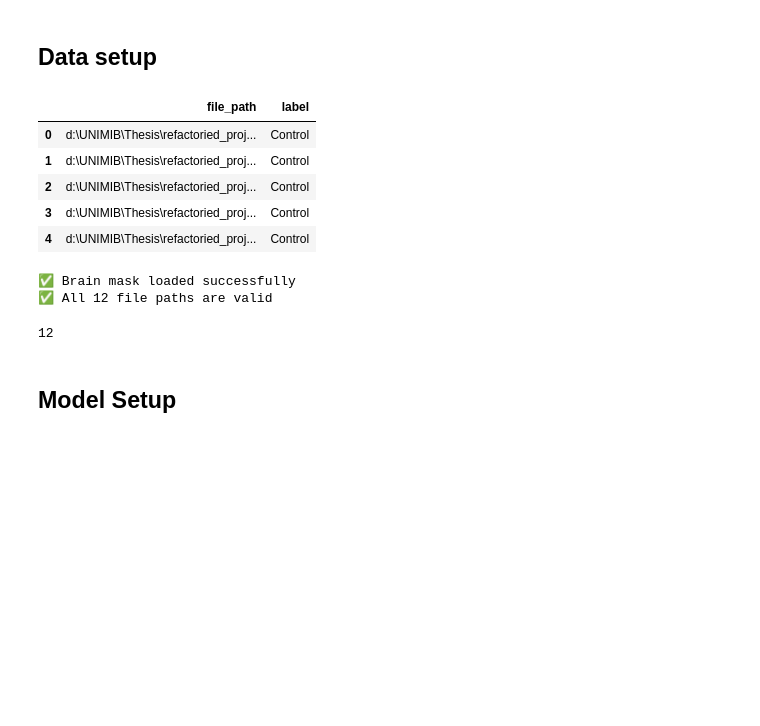
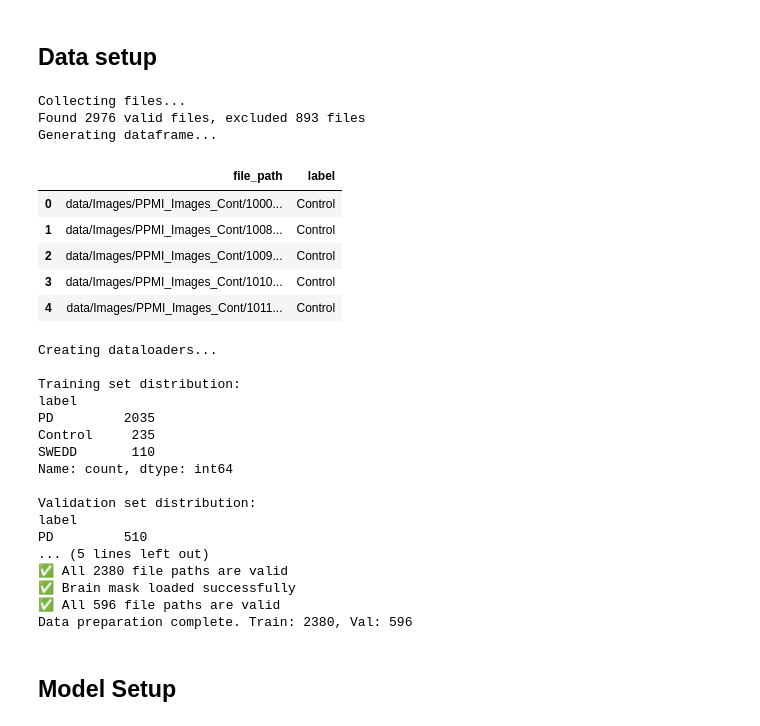
Before and after one commit to figoo210/unsupervised-parkinsons-imaging, a Jupyter notebook: bottleneck_latent_optimization_analysis.ipynb, the cells around one changed output. Saved outputs shown, nothing was run; the diff lists cells and outputs as text; code cells hidden in the pictures; blank space fills up the shorter version.

Commit message:
train the models and prepare for evaluation

```diff
--- a/bottleneck_latent_optimization_analysis.ipynb
+++ b/bottleneck_latent_optimization_analysis.ipynb
@@ -221,29 +229,60 @@ root_dir = Path("d:/UNIMIB/Thesis/refactoried_project")
 images_dir = root_dir / "data" / "Images"
 mask_path = root_dir / "data" / "masks" / "rmask_ICV.nii"
 # %%
-included, excluded = collect_files(str(images_dir))
-df = generate_dataframe(included)
-assert not df.empty, "No DICOM files found. Check `images_dir`."
-df.head()
+# Configuration
+data_dir = "data/Images"
+mask_path = "data/masks/rmask_ICV.nii"
+batch_size = 4
+output_dir = "output/Experiments/NotebookBottelneck"
+
+# Create output directory
+os.makedirs(output_dir, exist_ok=True)
+
+# Prepare data
+print("Collecting files...")
+included_files, excluded_files = collect_files(data_dir)
+print(f"Found {len(included_files)} valid files, excluded {len(excluded_files)} files")
+
+# Generate dataframe
+print("Generating dataframe...")
+df = generate_dataframe(included_files)
+display(df.head())
+
+# Create dataloaders
+print("Creating dataloaders...")
+train_loader, val_loader = create_dataloaders(
+    df, batch_size=batch_size, train_split=0.8,
+    on_demand=True, mask_path=mask_path
+)
+
+print(f"Data preparation complete. Train: {len(train_loader.dataset)}, Val: {len(val_loader.dataset)}")
 # %% [output]
+Collecting files...
+Found 2976 valid files, excluded 893 files
+Generating dataframe...
 |  | file_path | label |
-| 0 | d:\UNIMIB\Thesis\refactoried_proj... | Control |
-| 1 | d:\UNIMIB\Thesis\refactoried_proj... | Control |
-| 2 | d:\UNIMIB\Thesis\refactoried_proj... | Control |
-| 3 | d:\UNIMIB\Thesis\refactoried_proj... | Control |
-| 4 | d:\UNIMIB\Thesis\refactoried_proj... | Control |
+| 0 | data/Images/PPMI_Images_Cont/1000... | Control |
+| 1 | data/Images/PPMI_Images_Cont/1008... | Control |
+| 2 | data/Images/PPMI_Images_Cont/1009... | Control |
+| 3 | data/Images/PPMI_Images_Cont/1010... | Control |
+| 4 | data/Images/PPMI_Images_Cont/1011... | Control |
+Creating dataloaders...
+
+Training set distribution:
+label
+PD         2035
+Control     235
+SWEDD       110
+Name: count, dtype: int64
+
+Validation set distribution:
+label
+PD         510
+... (5 lines left out)
+✅ All 2380 file paths are valid
+✅ Brain mask loaded successfully
+✅ All 596 file paths are valid
+Data preparation complete. Train: 2380, Val: 596
-# %%
-from torch.utils.data import DataLoader
-
-# keep evaluation lightweight: on-demand loading, batch=1
-eval_dataset = OnDemandDataset(df.sample(n=12, random_state=7).reset_index(drop=True),
-                               mask_path=str(mask_path))
-eval_loader = DataLoader(eval_dataset, batch_size=1, shuffle=False, num_workers=0)
-len(eval_dataset)
-# %% [output]
-✅ Brain mask loaded successfully
-✅ All 12 file paths are valid
-12
 # %% [markdown]
 ## Model Setup
 # %%
```
Also changed, not shown: parts of 10 cells of this notebook, 3 other files.
